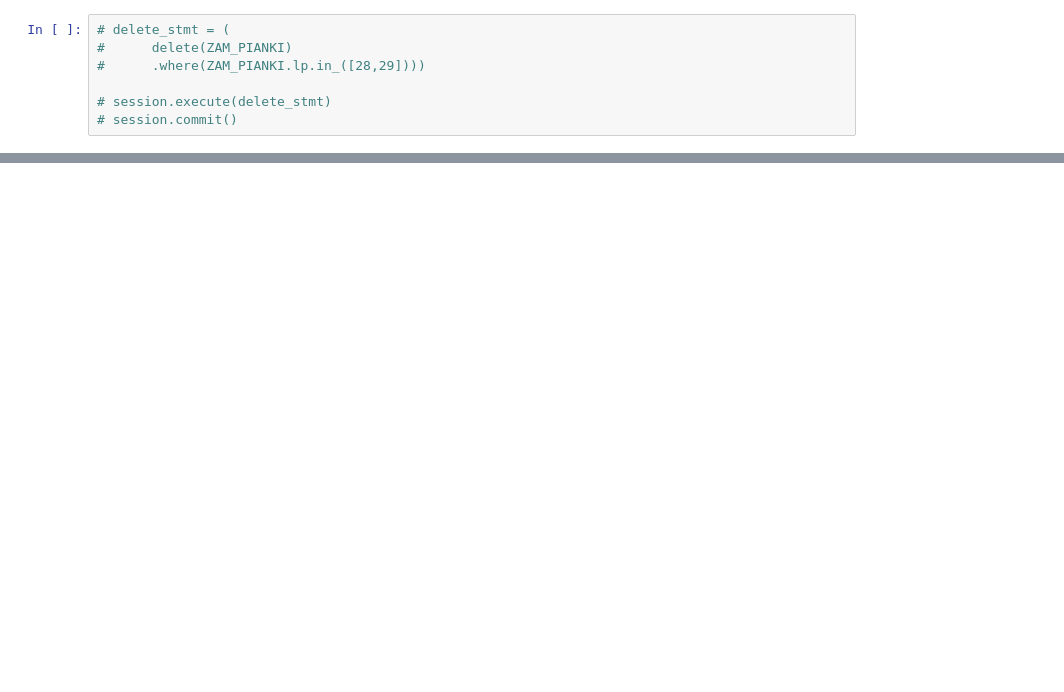
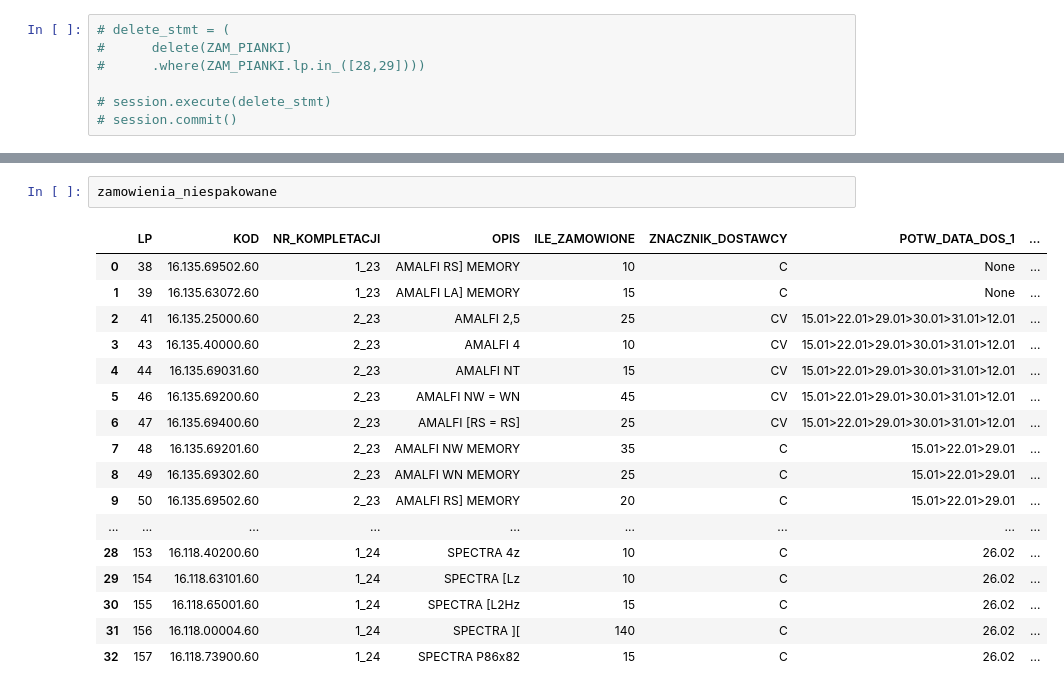
Before and after one commit to Mogarthron/Magazynier, a Jupyter notebook: ZAM_PIANKI_DB.ipynb, the cells around one changed output, grey strips where cells are left out. Saved outputs shown, nothing was run; the diff lists cells and outputs as text; blank space fills up the shorter version.

```diff
--- a/ZAM_PIANKI_DB.ipynb
+++ b/ZAM_PIANKI_DB.ipynb
@@ -170,0 +190,20 @@ def przyjecie_pz(zam,model,nr_kompletacji):
+# %%
+zamowienia_niespakowane
+# %% [output]
+|  | LP | KOD | NR_KOMPLETACJI | OPIS | ILE_ZAMOWIONE | ZNACZNIK_DOSTAWCY | POTW_DATA_DOS_1 | ... |
+| 0 | 38 | 16.135.69502.60 | 1_23 | AMALFI RS] MEMORY | 10 | C | None | ... |
+| 1 | 39 | 16.135.63072.60 | 1_23 | AMALFI LA] MEMORY | 15 | C | None | ... |
+| 2 | 41 | 16.135.25000.60 | 2_23 | AMALFI 2,5 | 25 | CV | 15.01>22.01>29.01>30.01>31.01>12.01 | ... |
+| 3 | 43 | 16.135.40000.60 | 2_23 | AMALFI 4 | 10 | CV | 15.01>22.01>29.01>30.01>31.01>12.01 | ... |
+| 4 | 44 | 16.135.69031.60 | 2_23 | AMALFI NT | 15 | CV | 15.01>22.01>29.01>30.01>31.01>12.01 | ... |
+| 5 | 46 | 16.135.69200.60 | 2_23 | AMALFI NW = WN | 45 | CV | 15.01>22.01>29.01>30.01>31.01>12.01 | ... |
+| 6 | 47 | 16.135.69400.60 | 2_23 | AMALFI [RS = RS] | 25 | CV | 15.01>22.01>29.01>30.01>31.01>12.01 | ... |
+| 7 | 48 | 16.135.69201.60 | 2_23 | AMALFI NW MEMORY | 35 | C | 15.01>22.01>29.01 | ... |
+| 8 | 49 | 16.135.69302.60 | 2_23 | AMALFI WN MEMORY | 25 | C | 15.01>22.01>29.01 | ... |
+| 9 | 50 | 16.135.69502.60 | 2_23 | AMALFI RS] MEMORY | 20 | C | 15.01>22.01>29.01 | ... |
+| ... | ... | ... | ... | ... | ... | ... | ... | ... |
+| 28 | 153 | 16.118.40200.60 | 1_24 | SPECTRA 4z | 10 | C | 26.02 | ... |
+| 29 | 154 | 16.118.63101.60 | 1_24 | SPECTRA [Lz | 10 | C | 26.02 | ... |
+| 30 | 155 | 16.118.65001.60 | 1_24 | SPECTRA [L2Hz | 15 | C | 26.02 | ... |
+| 31 | 156 | 16.118.00004.60 | 1_24 | SPECTRA ][ | 140 | C | 26.02 | ... |
+| 32 | 157 | 16.118.73900.60 | 1_24 | SPECTRA P86x82 | 15 | C | 26.02 | ... |
```
Also changed, not shown: parts of 23 cells of this notebook.
